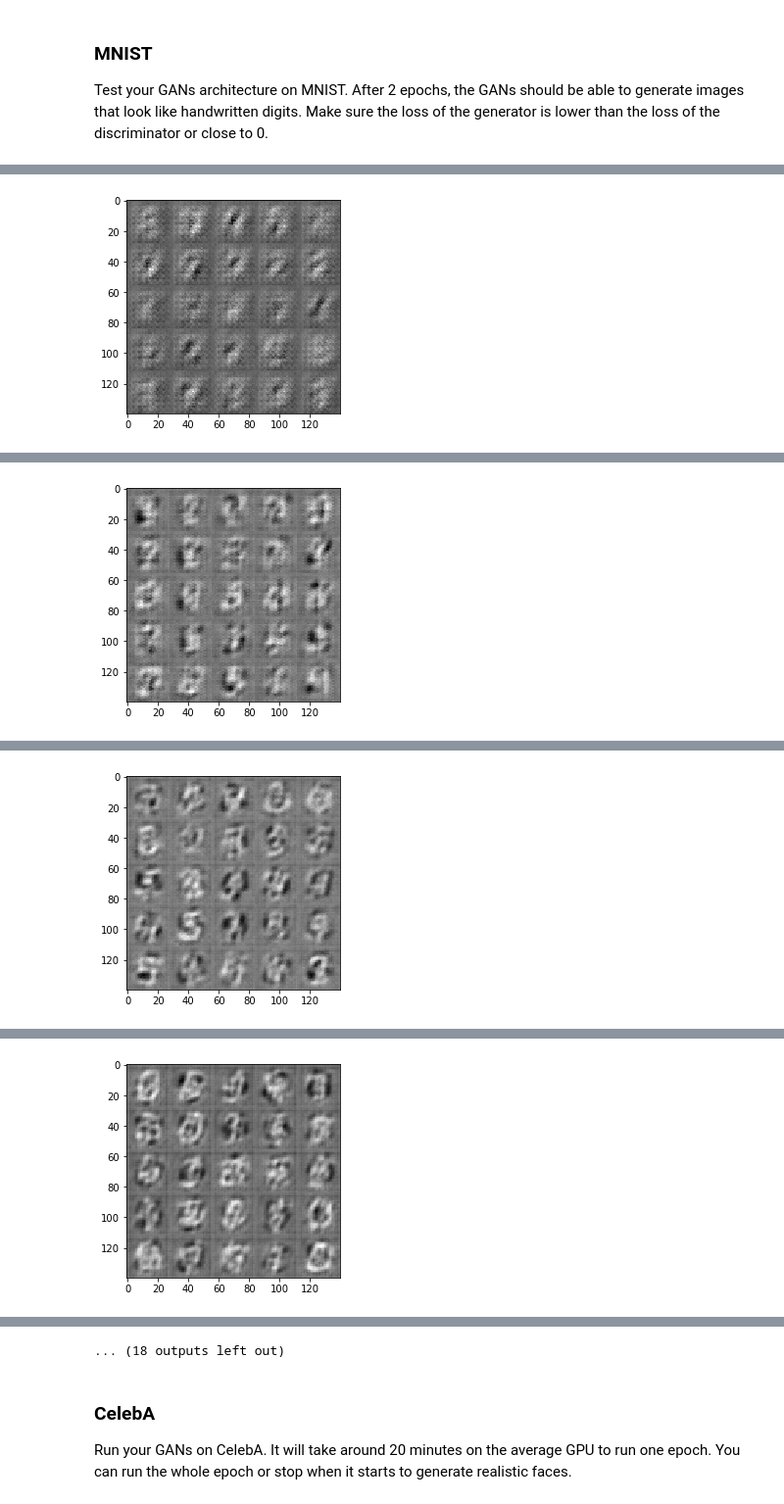
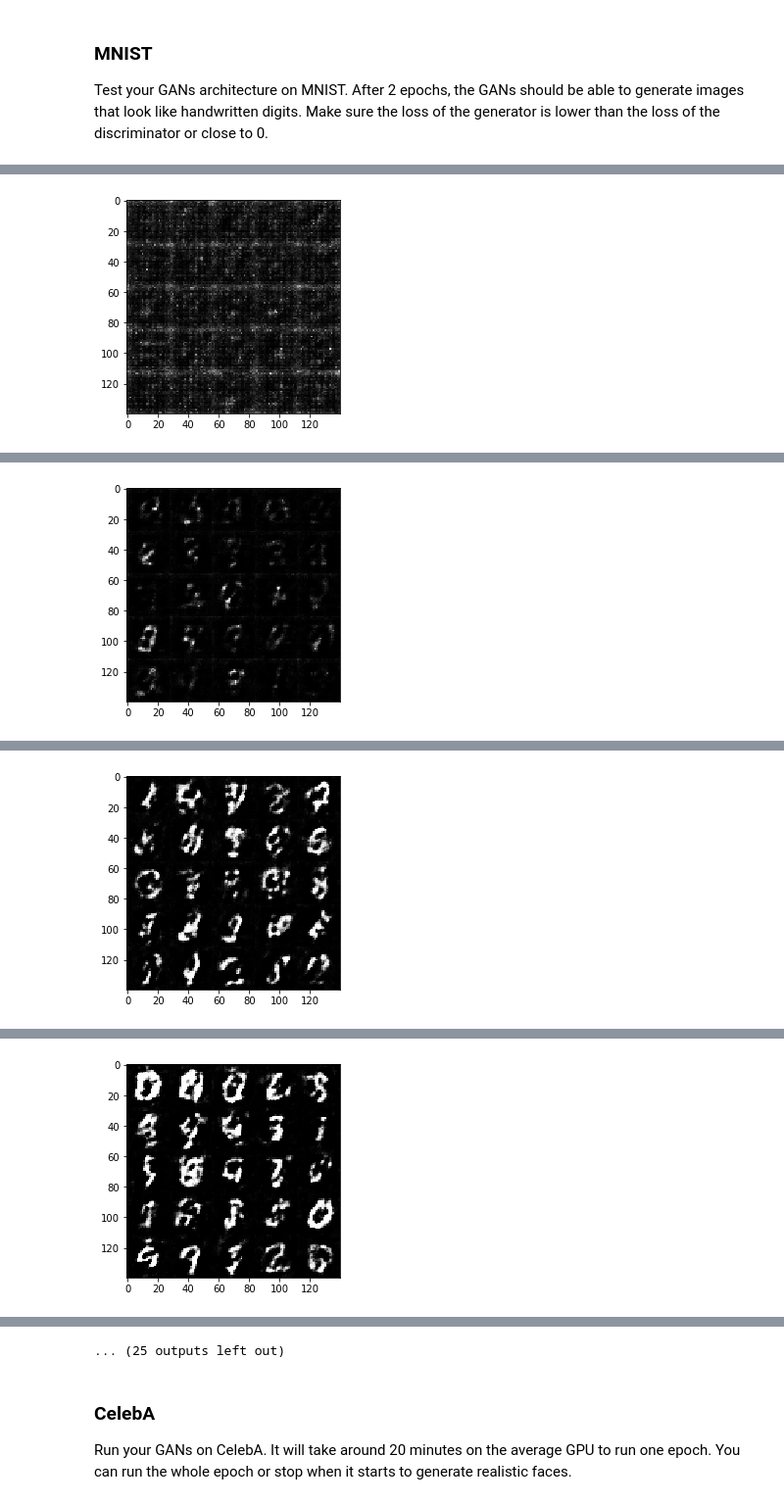
Before and after one commit to neufang/face-generation, a Jupyter notebook: dlnd_face_generation.ipynb, the cells around one changed output, grey strips where cells are left out. Shown at 98% size. Drawn from its saved outputs; the diff is of its cells as text; code cells hidden in the pictures.

```diff
--- a/dlnd_face_generation.ipynb
+++ b/dlnd_face_generation.ipynb
@@ -191,31 +193,32 @@ def generator(z, out_channel_dim, is_train=True,alpha=0.2):
     :return: The tensor output of the generator
     """
     # TODO: Implement Function
-    kinit = tf.random_normal_initializer(mean=0.0, stddev=0.02)
 
     with tf.variable_scope('generator',reuse=not is_train):
 
-        x1 = tf.layers.dense(z, 7*7*256)
+        x1 = tf.layers.dense(z, 7*7*512)
 
-        x1 = tf.reshape(x1, (-1,7,7,256))
+        x1 = tf.reshape(x1, (-1,7,7,512))
         x1 = tf.layers.batch_normalization(x1, training=is_train)
         x1 = tf.maximum(alpha * x1, x1)
 
 
-        x2 = tf.layers.conv2d_transpose(x1, 128, 5, strides=1,
-                                        kernel_initializer = kinit,
+        x2 = tf.layers.conv2d_transpose(x1, 256, 5, strides=1,
+                                        kernel_initializer = tf.random_normal_initializer(mean=0.0, stddev=0.02),
                                         padding='same')
         x2 = tf.layers.batch_normalization(x2, training=is_train)
         x2 = tf.maximum(alpha * x2, x2)
+        x2 = tf.nn.dropout(x2, 0.5)
 
-        x3 = tf.layers.conv2d_transpose(x2, 64, 5, strides=2,
-                                        kernel_initializer = kinit,
+        x3 = tf.layers.conv2d_transpose(x2, 128, 5, strides=2,
+                                        kernel_initializer = tf.random_normal_initializer(mean=0.0, stddev=0.02),
                                         padding='same')
         x3 = tf.layers.batch_normalization(x3, training=is_train)
         x3 = tf.maximum(alpha * x3, x3)
+        x3 = tf.nn.dropout(x3, 0.5)
 
         logits = tf.layers.conv2d_transpose(x3, out_channel_dim, 5, strides=2,
-                                            kernel_initializer = kinit,
+                                            kernel_initializer = tf.random_normal_initializer(mean=0.0, stddev=0.02),
                                             padding='same')
 
         out = tf.tanh(logits)
@@ -284,8 +287,15 @@ def model_opt(d_loss, g_loss, learning_rate, beta1):
     g_vars = [var for var in t_vars if var.name.startswith('generator')]
     d_vars = [var for var in t_vars if var.name.startswith('discriminator')]
 
-    d_train_opt = tf.train.AdamOptimizer(learning_rate, beta1=beta1).minimize(d_loss, var_list=d_vars)
-    g_train_opt = tf.train.AdamOptimizer(learning_rate, beta1=beta1).minimize(g_loss, var_list=g_vars)
+    all_update_ops = tf.get_collection(tf.GraphKeys.UPDATE_OPS)
+
+    g_update_ops = [var for var in all_update_ops if var.name.startswith('generator')]
+    d_update_ops = [var for var in all_update_ops if var.name.startswith('discriminator')]
+
+    with tf.control_dependencies(d_update_ops):
+        d_train_opt = tf.train.AdamOptimizer(learning_rate, beta1=beta1).minimize(d_loss, var_list=d_vars)
+    with tf.control_dependencies(g_update_ops):
+        g_train_opt = tf.train.AdamOptimizer(learning_rate, beta1=beta1).minimize(g_loss, var_list=g_vars)
     return d_train_opt, g_train_opt
 
 
@@ -370,7 +380,7 @@ def train(epoch_count, batch_size, z_dim, learning_rate, beta1, get_batches, dat
                                                         input_z:batch_z})
                 _ = sess.run(g_training_opt, feed_dict={input_z:batch_z})
 
-                if steps % 10 == 0:
+                if steps % 100 == 0:
                     training_loss_d = d_loss.eval({input_z: batch_z, input_images: batch_images})
                     training_loss_g = g_loss.eval({input_z: batch_z})
 
@@ -379,16 +389,16 @@ def train(epoch_count, batch_size, z_dim, learning_rate, beta1, get_batches, dat
                           "Discriminator Loss: {:.4f}...".format(training_loss_d),
                           "Generator Loss: {:.4f}...".format(training_loss_g))
 
-                if steps % 100 == 0:
+                if steps % 200 == 0:
                     show_generator_output(sess, 25, input_z, num_channel, data_image_mode)
 # %% [markdown]
 ### MNIST
 Test your GANs architecture on MNIST.  After 2 epochs, the GANs should be able to generate images that look like handwritten digits.  Make sure the loss of the generator is lower than the loss of the discriminator or close to 0.
 # %%
-batch_size = 80
+batch_size = 32
 z_dim = 100
-learning_rate = 0.0002
-beta1 = 0.6
+learning_rate = 0.0001
+beta1 = 0.4
 
 
 """
@@ -414 +416 @@ Epoch 1/2... Steps 100... Discriminator Loss: 2.8926... Generator Loss: 8.1990..
-[figure, old version]
+[figure, new version]
@@ -425 +419 @@ Epoch 1/2... Steps 200... Discriminator Loss: 0.9350... Generator Loss: 0.9916..
-[figure, old version]
+[figure, new version]
@@ -436 +422 @@ Epoch 1/2... Steps 300... Discriminator Loss: 0.6364... Generator Loss: 1.7239..
-[figure, old version]
+[figure, new version]
@@ -447 +425 @@ Epoch 1/2... Steps 400... Discriminator Loss: 0.6857... Generator Loss: 3.0500..
-[figure, old version]
+[figure, new version]
@@ -470,4 +432,4 @@ Epoch 1/2... Steps 600... Discriminator Loss: 0.7088... Generator Loss: 1.4053..
-... (18 outputs left out)
+... (25 outputs left out)
 # %% [markdown]
 ### CelebA
 Run your GANs on CelebA.  It will take around 20 minutes on the average GPU to run one epoch.  You can run the whole epoch or stop when it starts to generate realistic faces.
```
Also changed, not shown: parts of 3 cells of this notebook, 1 other file.
